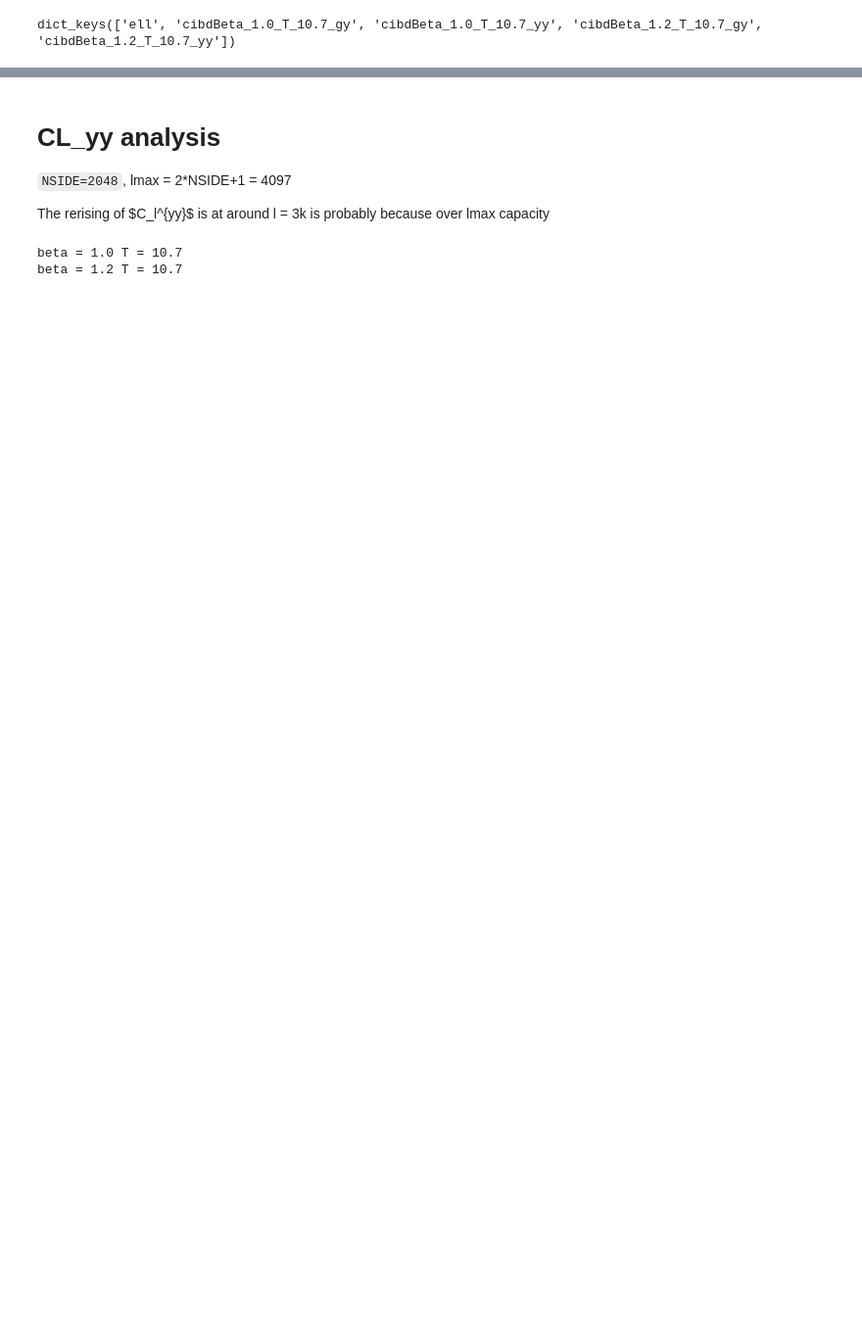
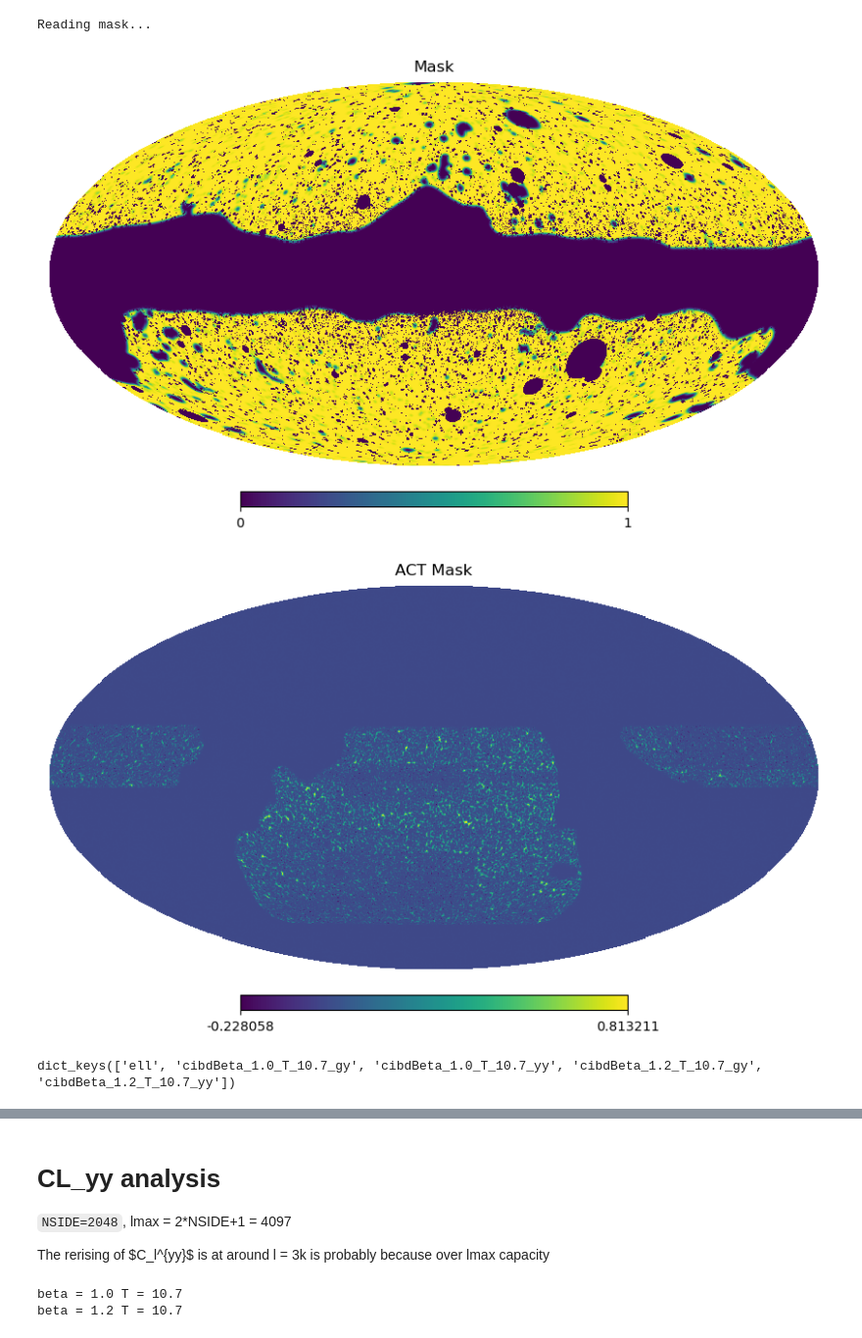
Before and after one commit to Zguandi/unWISE_SZ, a Jupyter notebook: plot_unwiseact.ipynb, the cells around one changed output, grey strips where cells are left out. Shown at 98% size. Saved outputs shown, nothing was run; the diff lists cells and outputs as text; code cells hidden in the pictures; blank space fills up the shorter version.

```diff
--- a/plot_unwiseact.ipynb
+++ b/plot_unwiseact.ipynb
@@ -1,4 +1,6 @@
 # %%
+%autoreload 2
+
 import healpy as hp
 import numpy as np
 from astropy.io import fits
@@ -6,7 +8,18 @@ from astropy.io import fits
 import unwiseact as ua
 import matplotlib.pyplot as plt
 # Load the data
-table = ua.read_results('cibdBeta')
-print(table.keys())
+# table = ua.read_results('cibdBeta')
+# print(table.keys())
-# %% [output]
-dict_keys(['ell', 'cibdBeta_1.0_T_10.7_gy', 'cibdBeta_1.0_T_10.7_yy', 'cibdBeta_1.2_T_10.7_gy', 'cibdBeta_1.2_T_10.7_yy'])
+# %%
+from assets import make_galaxy_map as mgm
+from assets import deprojection_index as di
+
+mask = mgm.readmask()
+hp.mollview(mask, title='Mask')
+
+mask_act = di.read_composite_mask()
+hp.mollview(mask_act, title='ACT Mask')
+# %% [output]
+Reading mask...
+[figure, added]
+[figure, added]
@@ -13,3 +37,8 @@ dict_keys(['ell', 'cibdBeta_1.0_T_10.7_gy', 'cibdBeta_1.0_T_10.7_yy', 'cibdBeta_
+# %%
+table = read_results('/mnt/c/Users/gdzhao/projects/unwise_sz/unwiseact_results/cibdBeta_results_first_sample.txt')
+print(table.keys())
+# %% [output]
+dict_keys(['ell', 'cibdBeta_1.0_T_10.7_gy', 'cibdBeta_1.0_T_10.7_yy', 'cibdBeta_1.2_T_10.7_gy', 'cibdBeta_1.2_T_10.7_yy'])
 # %%
 ell = table['ell']
 pll = ell*(ell+1)/(2*np.pi) # Power spectrum normalization
```
Also changed, not shown: parts of 7 cells of this notebook, 7 other files.
